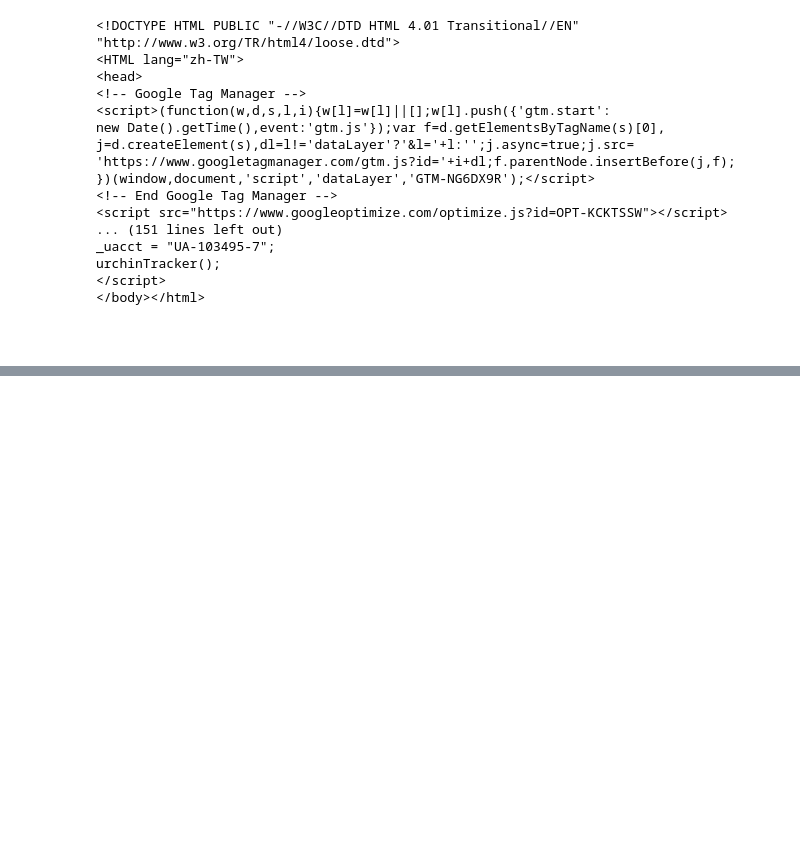
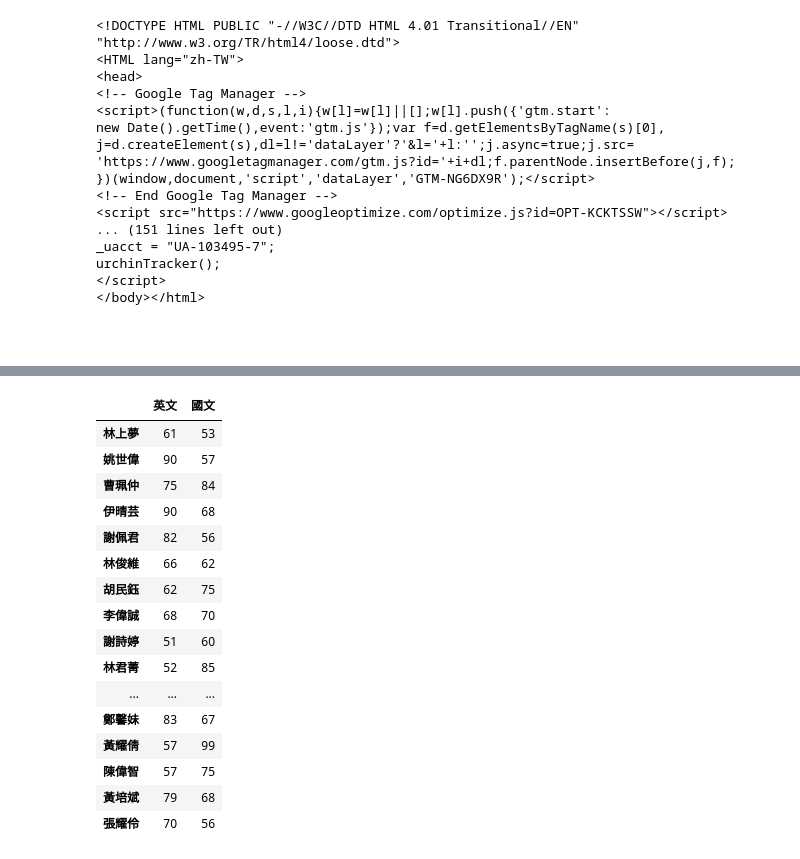
Before and after one commit to ahaing/CL_0805, a Jupyter notebook: Lec005.ipynb, the cells around one changed output, grey strips where cells are left out. Saved outputs shown, nothing was run; the diff lists cells and outputs as text; code cells hidden in the pictures; blank space fills up the shorter version.

```diff
--- a/Lec005.ipynb
+++ b/Lec005.ipynb
@@ -278,0 +299,20 @@ dataFrame
+# %%
+dataFrame[["英文","國文"]]
+# %% [output]
+|  | 英文 | 國文 |
+| 林上夢 | 61 | 53 |
+| 姚世偉 | 90 | 57 |
+| 曹珮仲 | 75 | 84 |
+| 伊晴芸 | 90 | 68 |
+| 謝佩君 | 82 | 56 |
+| 林俊維 | 66 | 62 |
+| 胡民鈺 | 62 | 75 |
+| 李偉誠 | 68 | 70 |
+| 謝詩婷 | 51 | 60 |
+| 林君菁 | 52 | 85 |
+| ... | ... | ... |
+| 鄭馨妹 | 83 | 67 |
+| 黃耀倩 | 57 | 99 |
+| 陳偉智 | 57 | 75 |
+| 黃培斌 | 79 | 68 |
+| 張耀伶 | 70 | 56 |
```
Also changed, not shown: parts of 3 cells of this notebook.
